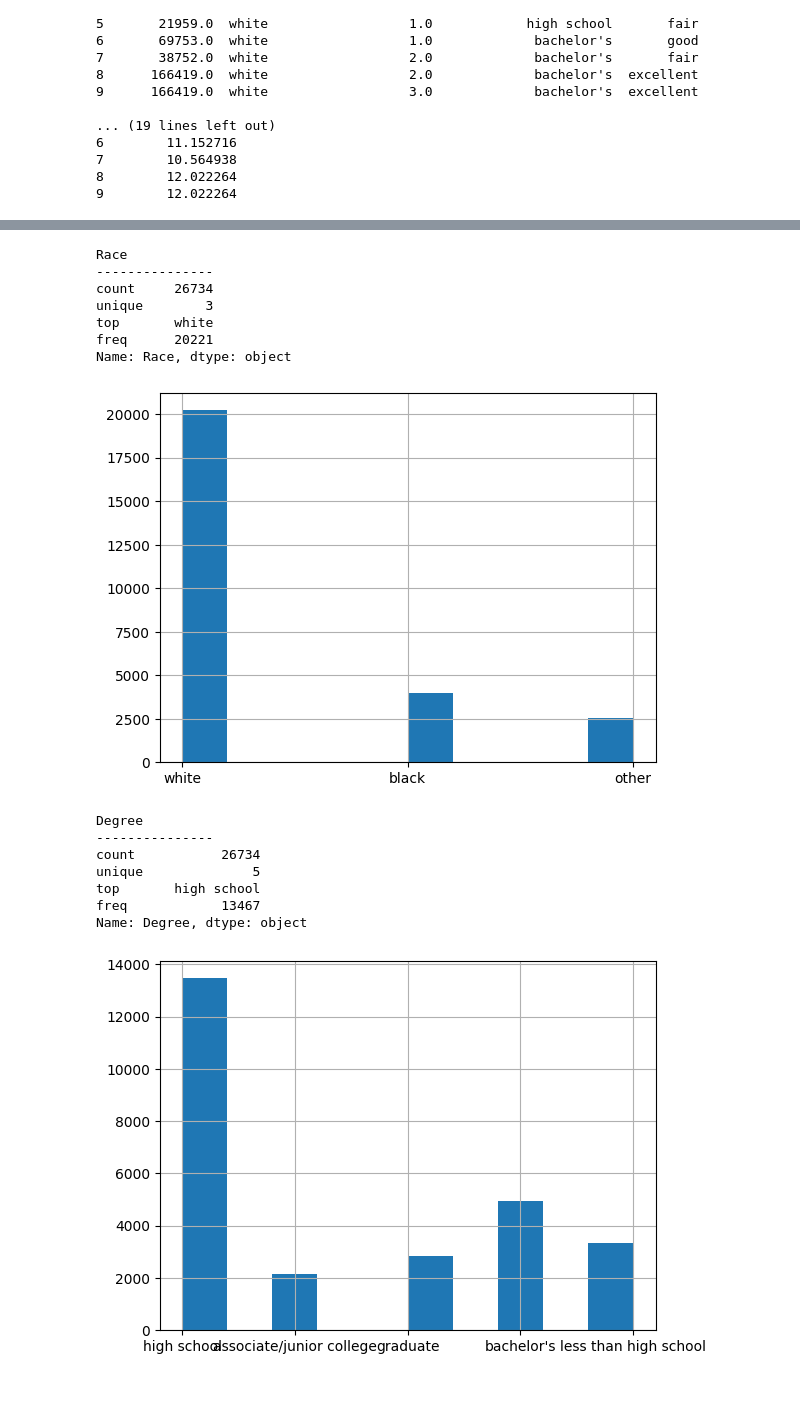
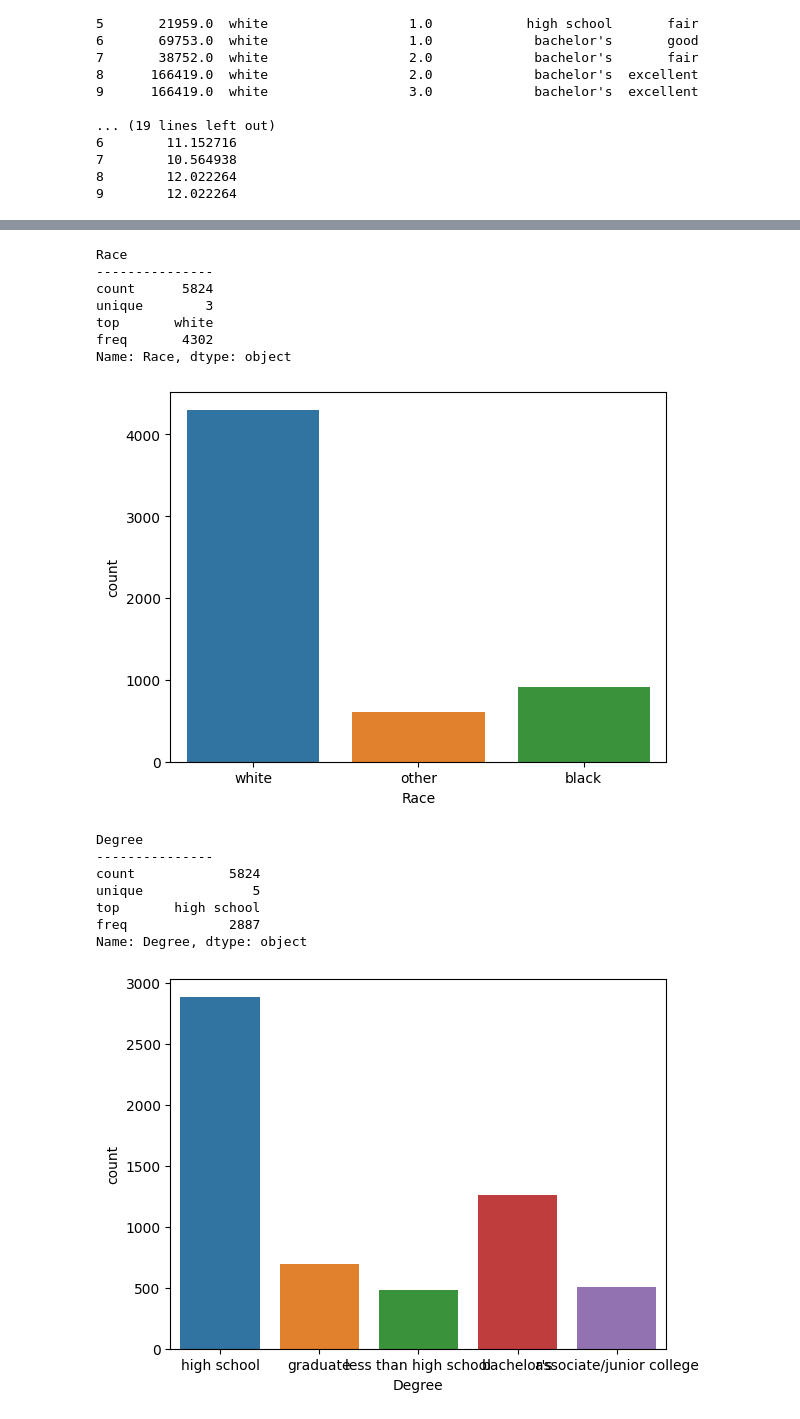
Before and after one commit to DS3001/group7, a Jupyter notebook: Lab1_EDA.ipynb, the cells around one changed output, grey strips where cells are left out. Cells and saved outputs as stored; diff of their text form; code cells hidden in the pictures; blank space fills up the shorter version.

```diff
--- a/Lab1_EDA.ipynb
+++ b/Lab1_EDA.ipynb
@@ -413,43 +682,72 @@ Name: FamilyIncome, dtype: float64
 # %%
 #Summary Statistics and EDA for explanatory variables
 from matplotlib import pyplot as plt
+import seaborn as sns
 
 #Race
 print("\nRace\n---------------")
 print(filtered_df['Race'].describe())
 
-filtered_df['Race'].hist()
+sns.countplot(filtered_df, x = 'Race')
 plt.show()
 
 #Degree
 print("\nDegree\n---------------")
 print(filtered_df['Degree'].describe())
 
-filtered_df['Degree'].hist()
+sns.countplot(filtered_df, x = 'Degree')
 plt.show()
 
 #HouseholdPopulation
 print("\nHouseholdPopulation\n---------------")
 print(filtered_df['HouseholdPopulation'].describe())
 
 filtered_df['HouseholdPopulation'].hist()
 plt.show()
+
+#Health
+print("\nHealth\n---------------")
+print(filtered_df['Health'].describe())
+
+sns.countplot(filtered_df, x = 'Health')
+plt.show()
+
+#HoursWorkedLastWeek
+print("\nHoursWorkedLastWeek\n---------------")
+print(filtered_df['HoursWorkedLastWeek'].describe())
+
+filtered_df['HoursWorkedLastWeek'].hist()
+plt.show()
+
+#News
+print("\nNews\n---------------")
+print(filtered_df['News'].describe())
+
+sns.countplot(filtered_df, x = 'News')
+plt.show()
+
+#NumberOfEarners
+print("\nNumberOfEarners\n---------------")
+print(filtered_df['NumberOfEarners'].describe())
+
+filtered_df['NumberOfEarners'].hist()
+plt.show()
 # %% [output]
 Race
 ---------------
-count     26734
+count      5824
 unique        3
 top       white
-freq      20221
+freq       4302
 Name: Race, dtype: object
-[figure, old version]
+[figure, new version]
 Degree
 ---------------
-count           26734
+count            5824
 unique              5
 top       high school
-freq            13467
+freq             2887
 Name: Degree, dtype: object
-[figure, old version]
+[figure, new version]
 HouseholdPopulation
 ---------------
```
Also changed, not shown: parts of 29 cells of this notebook.
